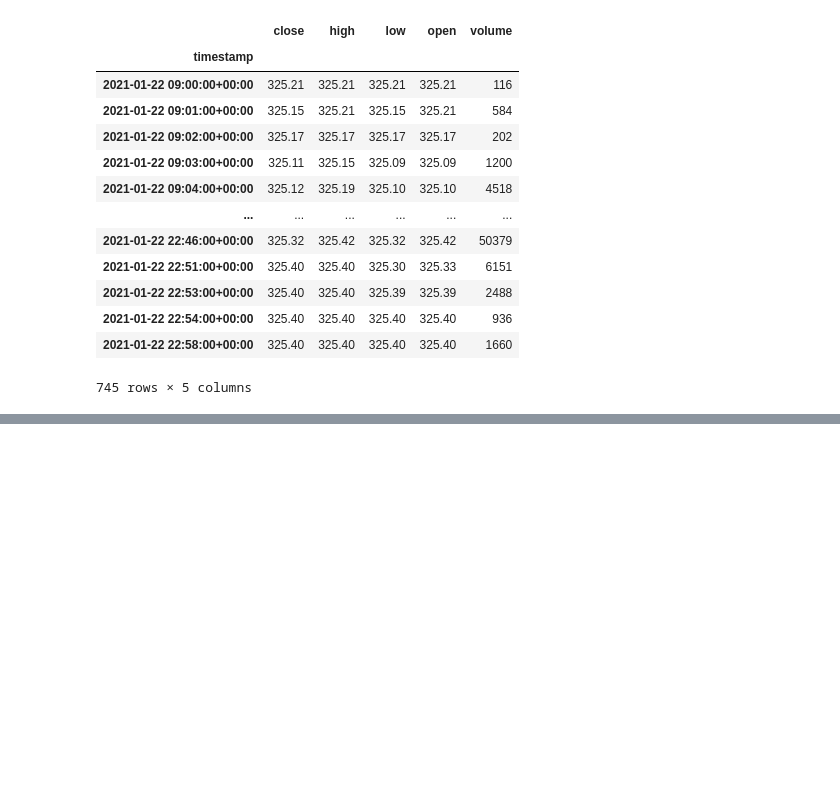
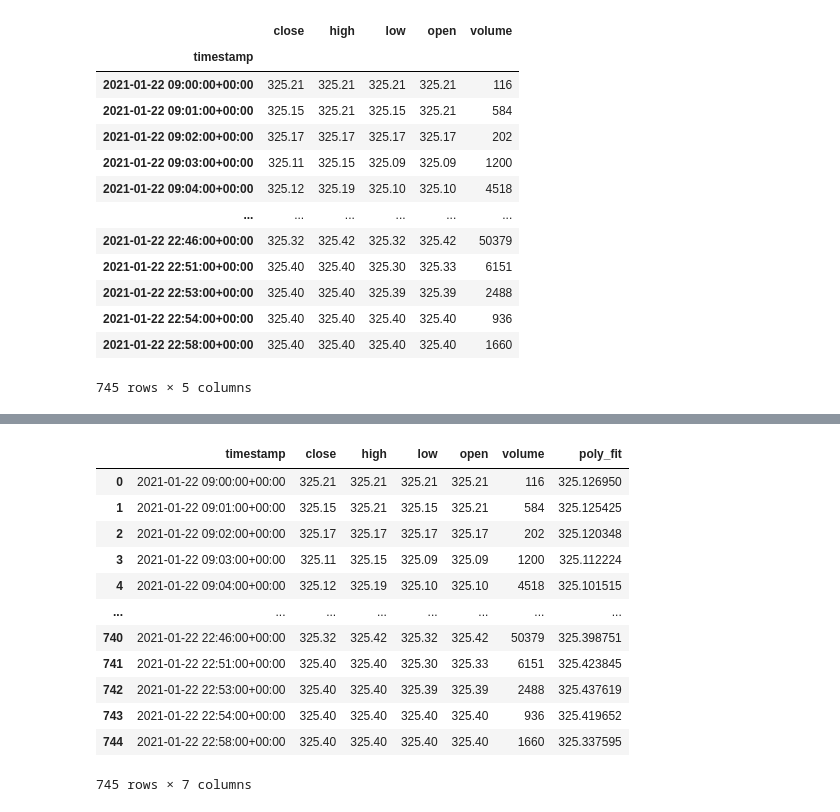
Before and after one commit to dahmadi/TheTrendIsYourFriend, a Jupyter notebook: TrendIsYourFriend.ipynb, the cells around one changed output, grey strips where cells are left out. Cells and saved outputs as stored; diff of their text form; code cells hidden in the pictures; blank space fills up the shorter version.

```diff
--- a/TrendIsYourFriend.ipynb
+++ b/TrendIsYourFriend.ipynb
@@ -238,0 +177,6 @@ y_polynomial_df
+# %%
+# Convert the polynomial fit data into a dataframe
+poly_df = pd.DataFrame(y_polynomial)
+columns = ['poly_fit']
+poly_df.columns = columns
+poly_df.head()
@@ -238,0 +190,20 @@ y_polynomial_df
+# %%
+# Reset the index of the original updated ticker dataframe to concat with the polynomial dataframe that does not include a timeseries
+# This will ensure that the indexed intergers of the ploynomial fit align with the time each data point corresponds to
+updated_ticker_data = updated_ticker_data.reset_index()
+updated_ticker_data = pd.concat([updated_ticker_data, poly_df], axis='columns', join='inner')
+updated_ticker_data
+# %% [output]
+|  | timestamp | close | high | low | open | volume | poly_fit |
+| 0 | 2021-01-22 09:00:00+00:00 | 325.21 | 325.21 | 325.21 | 325.21 | 116 | 325.126950 |
+| 1 | 2021-01-22 09:01:00+00:00 | 325.15 | 325.21 | 325.15 | 325.21 | 584 | 325.125425 |
+| 2 | 2021-01-22 09:02:00+00:00 | 325.17 | 325.17 | 325.17 | 325.17 | 202 | 325.120348 |
+| 3 | 2021-01-22 09:03:00+00:00 | 325.11 | 325.15 | 325.09 | 325.09 | 1200 | 325.112224 |
+| 4 | 2021-01-22 09:04:00+00:00 | 325.12 | 325.19 | 325.10 | 325.10 | 4518 | 325.101515 |
+| ... | ... | ... | ... | ... | ... | ... | ... |
+| 740 | 2021-01-22 22:46:00+00:00 | 325.32 | 325.42 | 325.32 | 325.42 | 50379 | 325.398751 |
+| 741 | 2021-01-22 22:51:00+00:00 | 325.40 | 325.40 | 325.30 | 325.33 | 6151 | 325.423845 |
+| 742 | 2021-01-22 22:53:00+00:00 | 325.40 | 325.40 | 325.39 | 325.39 | 2488 | 325.437619 |
+| 743 | 2021-01-22 22:54:00+00:00 | 325.40 | 325.40 | 325.40 | 325.40 | 936 | 325.419652 |
+| 744 | 2021-01-22 22:58:00+00:00 | 325.40 | 325.40 | 325.40 | 325.40 | 1660 | 325.337595 |
+745 rows × 7 columns
```
Also changed, not shown: parts of 8 cells of this notebook.
